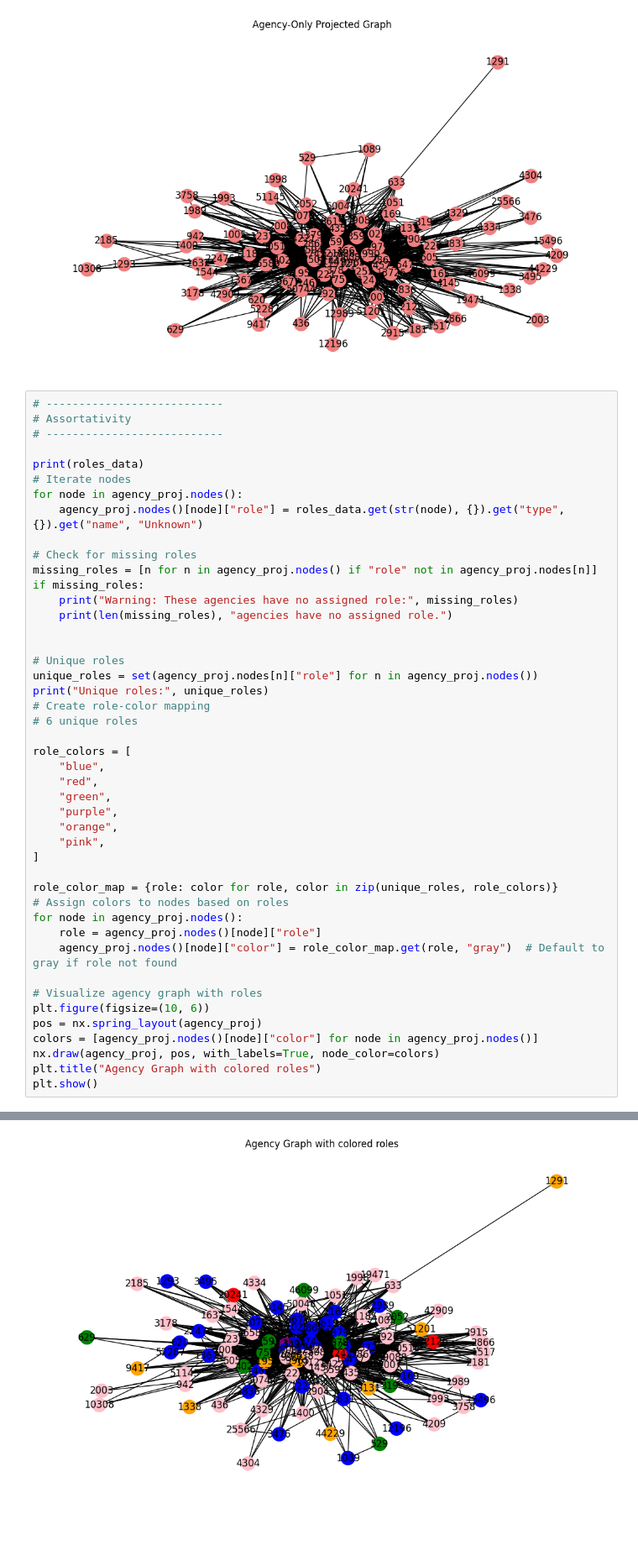
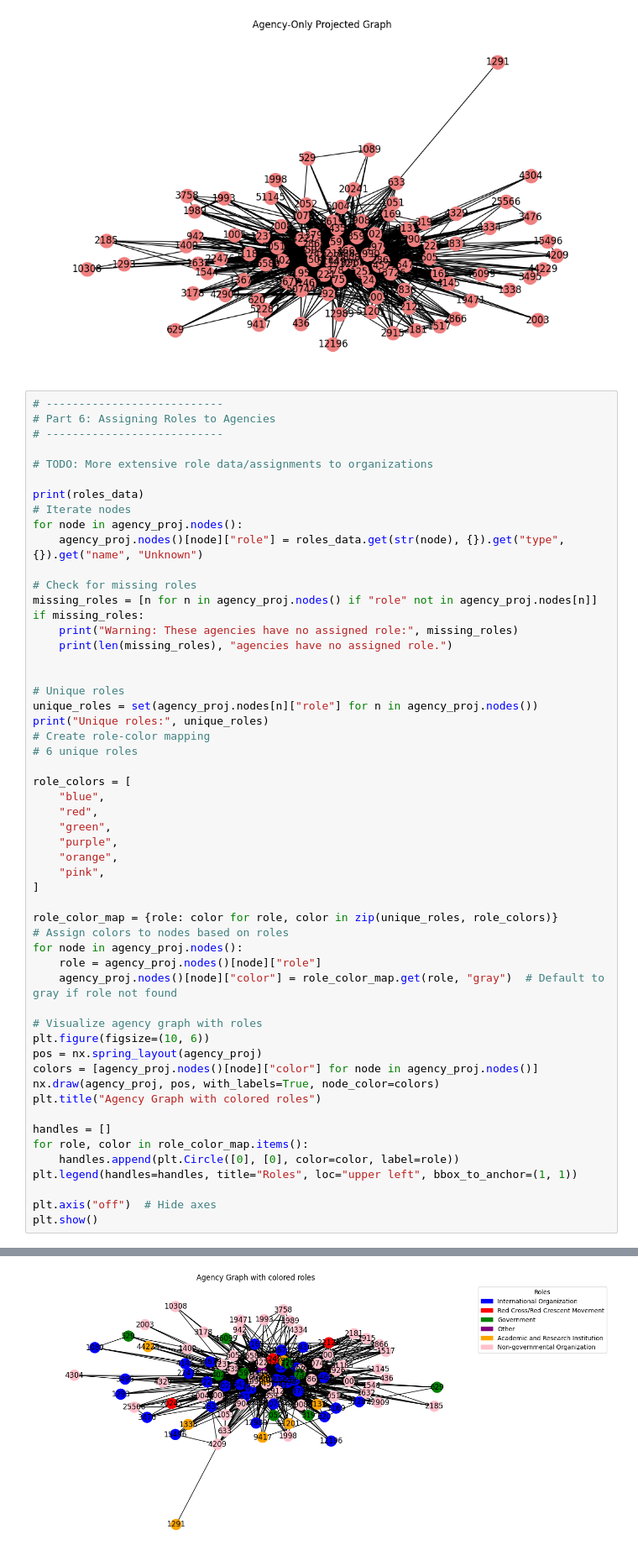
Before and after one commit to Adventune/sna-2025, a Jupyter notebook: src/parts-4-9.ipynb, the cells around one changed output, grey strips where cells are left out. Shown at 84% size. Cells and saved outputs as stored; diff of their text form; blank space fills up the shorter version.

Commit message:
chore: document todos

```diff
--- a/src/parts-4-9.ipynb
+++ b/src/parts-4-9.ipynb
@@ -68,8 +70,10 @@ plt.show()
 [figure]
 # %%
 # ---------------------------
-# Assortativity
+# Part 6: Assigning Roles to Agencies
 # ---------------------------
+
+# TODO: More extensive role data/assignments to organizations
 
 print(roles_data)
 # Iterate nodes
@@ -87,34 +91,41 @@ if missing_roles:
 unique_roles = set(agency_proj.nodes[n]["role"] for n in agency_proj.nodes())
 print("Unique roles:", unique_roles)
 # Create role-color mapping
 # 6 unique roles
 
 role_colors = [
     "blue",
     "red",
     "green",
     "purple",
     "orange",
     "pink",
 ]
 
 role_color_map = {role: color for role, color in zip(unique_roles, role_colors)}
 # Assign colors to nodes based on roles
 for node in agency_proj.nodes():
     role = agency_proj.nodes()[node]["role"]
     agency_proj.nodes()[node]["color"] = role_color_map.get(role, "gray")  # Default to gray if role not found
 
 # Visualize agency graph with roles
 plt.figure(figsize=(10, 6))
 pos = nx.spring_layout(agency_proj)
 colors = [agency_proj.nodes()[node]["color"] for node in agency_proj.nodes()]
 nx.draw(agency_proj, pos, with_labels=True, node_color=colors)
 plt.title("Agency Graph with colored roles")
+
+handles = []
+for role, color in role_color_map.items():
+    handles.append(plt.Circle([0], [0], color=color, label=role))
+plt.legend(handles=handles, title="Roles", loc="upper left", bbox_to_anchor=(1, 1))
+
+plt.axis("off")  # Hide axes
 plt.show()
 # %% [output]
 {'52287': {'name': 'International Search and Rescue Advisory Group', 'shortname': 'INSARAG', 'type': {'id': 272, 'name': 'International Organization'}}, '51952': {'name': 'Fact Foundation', 'shortname ...
 Unique roles: {'International Organization', 'Red Cross/Red Crescent Movement', 'Government', 'Other', 'Academic and Research Institution', 'Non-governmental Organization'}
-[figure, old version]
+[figure, new version]
 # %%
 
 # ---------------------------
```
Also changed, not shown: parts of 3 cells of this notebook.
